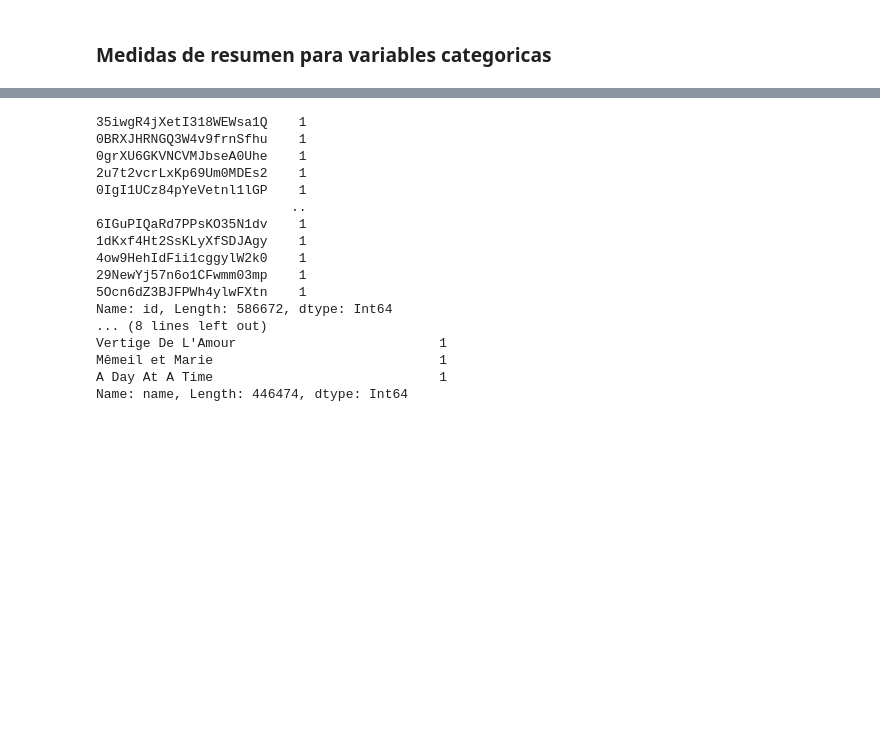
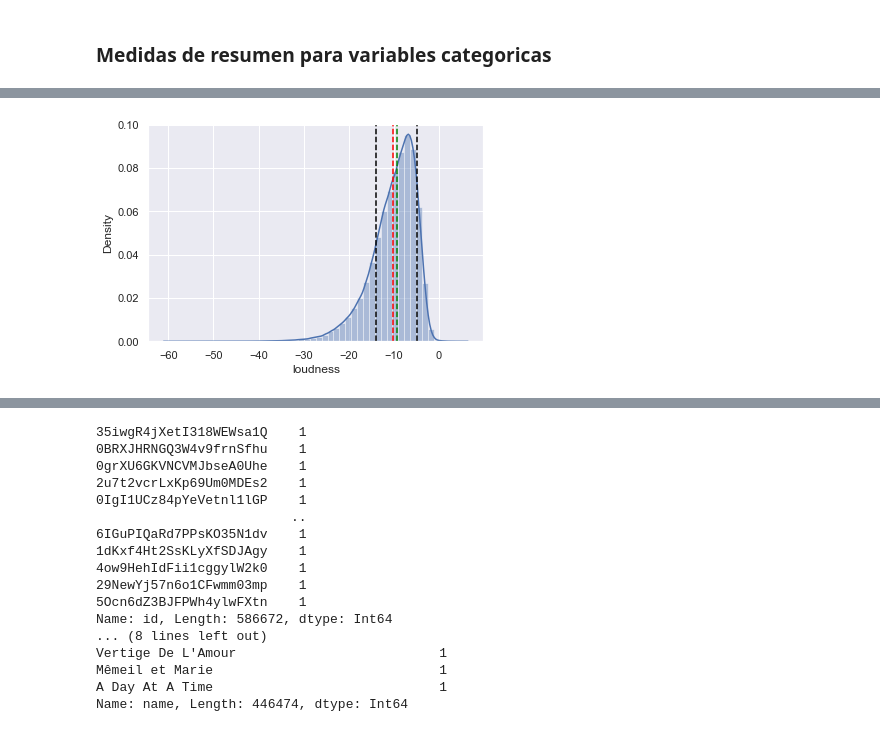
Before and after one commit to lucio-cornejo/proyecto-analisis-de-datos-1INF03, a Jupyter notebook: codes/limpieza_de_datos.ipynb, the cells around one changed output, grey strips where cells are left out. Cells and saved outputs as stored; diff of their text form; code cells hidden in the pictures; blank space fills up the shorter version.

```diff
--- a/codes/limpieza_de_datos.ipynb
+++ b/codes/limpieza_de_datos.ipynb
@@ -292,0 +337,15 @@ Variables numéricas (586672, 11)
+# %%
+# Variable numérica loudness
+# Cuatiles distintos para definir outliers
+sns.set(style = "darkgrid")
+sns.distplot(dfnum['loudness'])
+# plt.axvline(dfnum['loudness'].mean(), color = "green", linestyle = "--")
+plt.axvline(dfnum['loudness'].mean(), color = "red", linestyle = "--")
+plt.axvline(dfnum['loudness'].median(), color = "green", linestyle = "--")
+
+plt.axvline(dfnum['loudness'].quantile(0.2), color = "black", linestyle = "--")
+plt.axvline(dfnum['loudness'].quantile(0.9), color = "black", linestyle = "--")
+
+plt.show()
+# %% [output]
+[figure, added]
```
Also changed, not shown: parts of 7 cells of this notebook.
